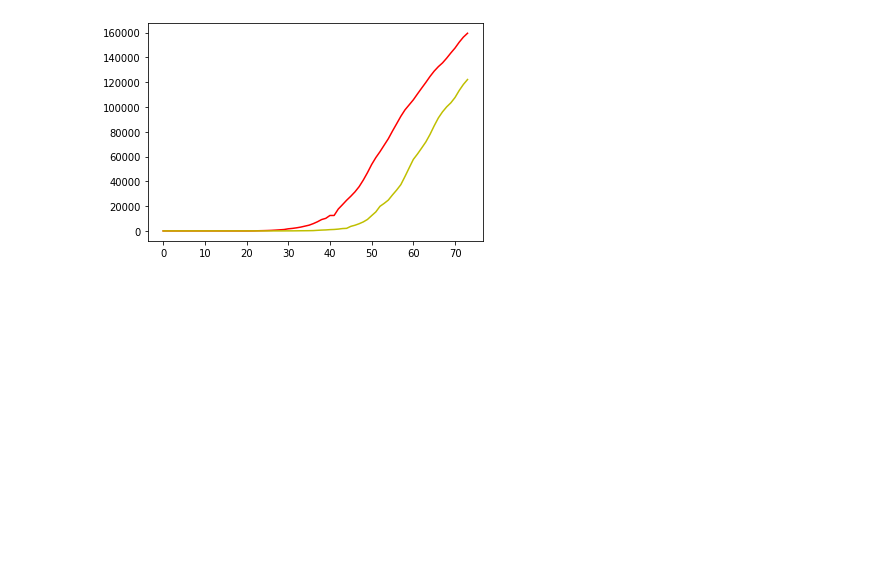
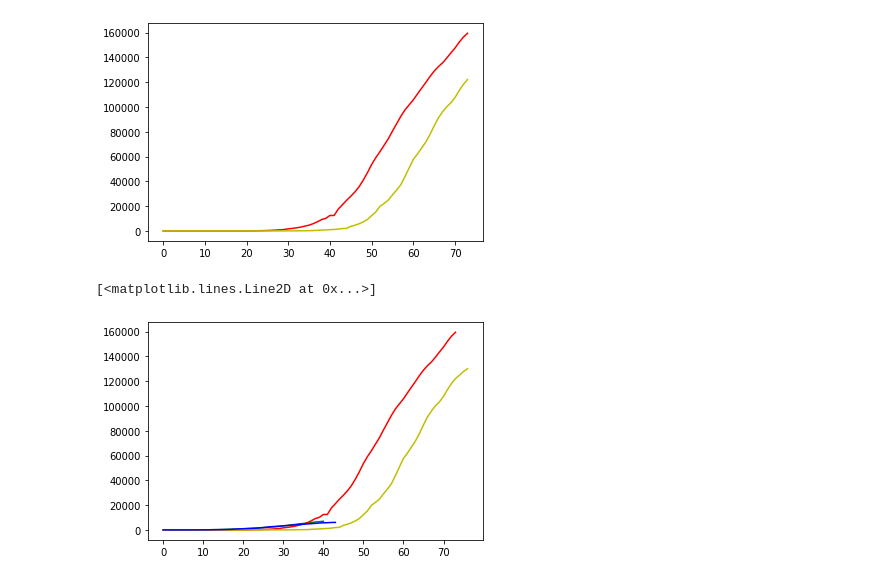
Before and after one commit to qbaiprzyjaciele/statistics-and-datascience, a Jupyter notebook: WorldDataExploring/various.ipynb, the cells around one changed output. Cells and saved outputs as stored; diff of their text form; code cells hidden in the pictures; blank space fills up the shorter version.

Commit message:
append polanda data

```diff
--- a/WorldDataExploring/various.ipynb
+++ b/WorldDataExploring/various.ipynb
@@ -197,3 +197,11 @@ plt.plot(np.arange(len(italy_confirmed_np)), germany_confirmed_np[0:len(italy_co
 # %% [output]
 [<matplotlib.lines.Line2D at 0x...>]
 [figure]
+# %%
+plt.plot(np.arange(len(poland_confirmed_np)), poland_confirmed_np, 'g')
+plt.plot(np.arange(len(italy_confirmed_np)), italy_confirmed_np,'r')
+plt.plot(np.arange(len(germany_confirmed_np)), germany_confirmed_np,'y')
+plt.plot(np.arange(len(czech_confirmed_np)), czech_confirmed_np, 'b')
+# %% [output]
+[<matplotlib.lines.Line2D at 0x...>]
+[figure, added]
```
Also changed, not shown: parts of 2 cells of this notebook.
